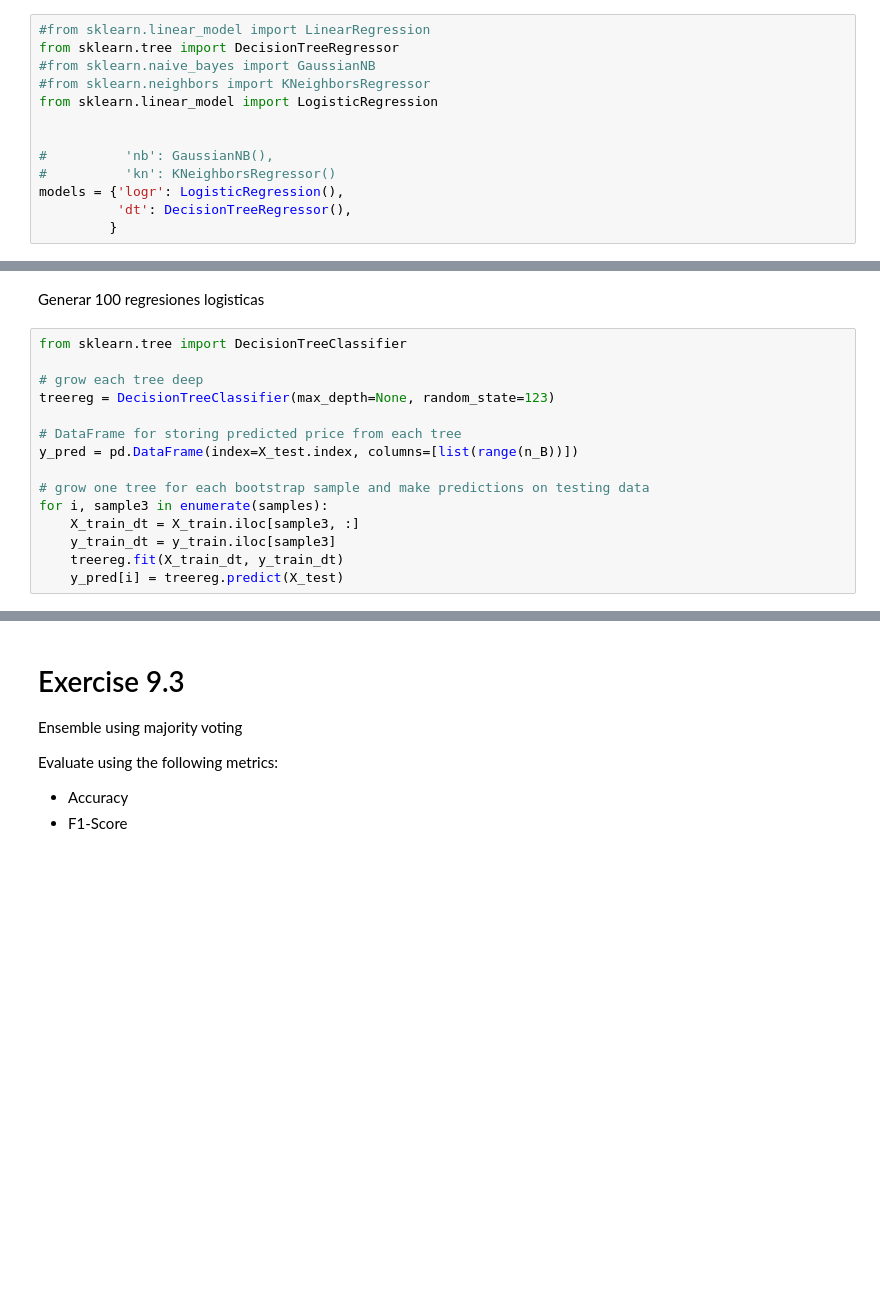
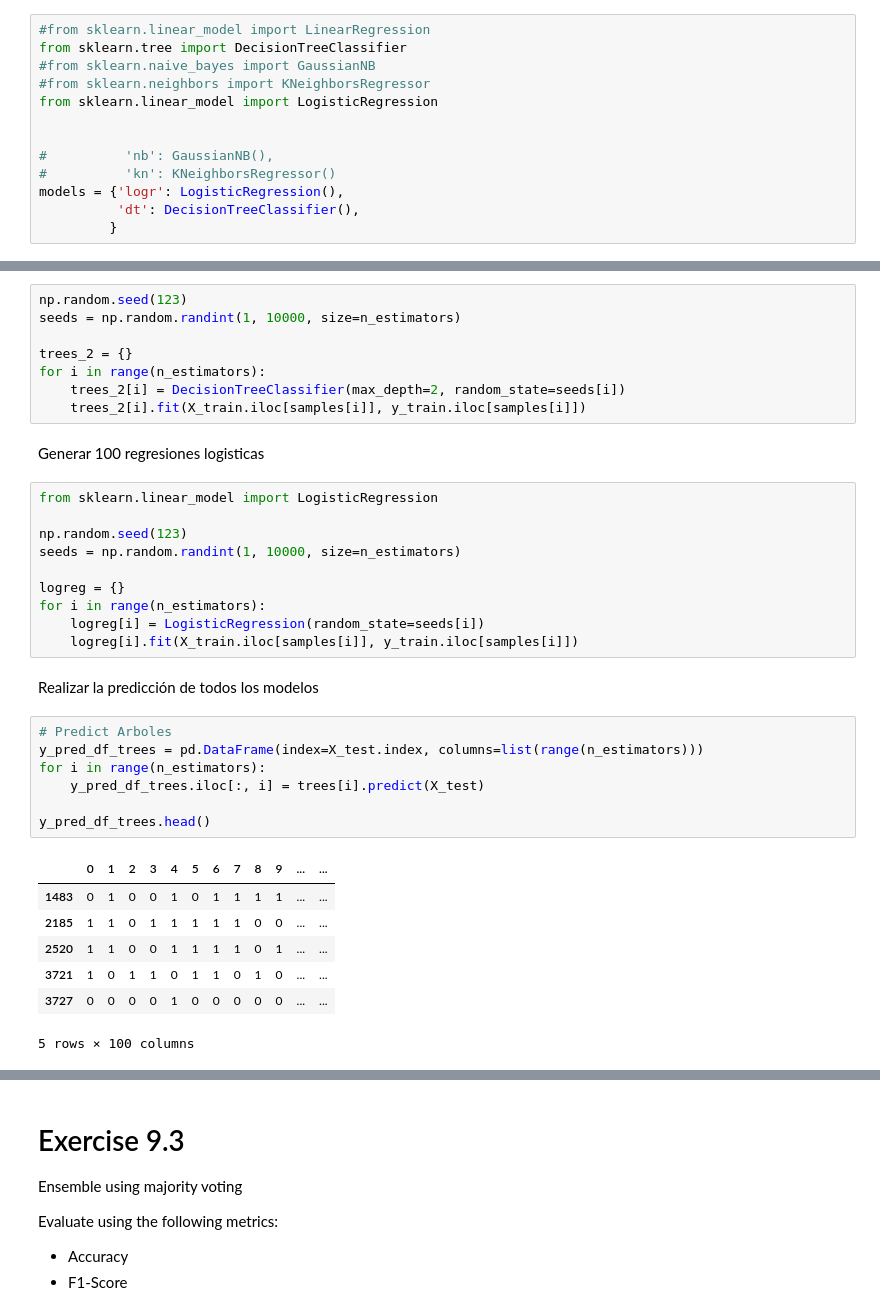
Before and after one commit to andresmarin94/Miner-a-de-datos, a Jupyter notebook: E9-Bagging.ipynb, the cells around one changed output, grey strips where cells are left out. Saved outputs shown, nothing was run; the diff lists cells and outputs as text; blank space fills up the shorter version.

```diff
--- a/E9-Bagging.ipynb
+++ b/E9-Bagging.ipynb
@@ -46,7 +46,7 @@ Evaluate using the following metrics:
 # Entrenar con train y validar con test
 # %%
 #from sklearn.linear_model import LinearRegression
-from sklearn.tree import DecisionTreeRegressor
+from sklearn.tree import DecisionTreeClassifier
 #from sklearn.naive_bayes import GaussianNB
 #from sklearn.neighbors import KNeighborsRegressor
 from sklearn.linear_model import LogisticRegression
@@ -55,7 +55,7 @@ from sklearn.linear_model import LogisticRegression
 #          'nb': GaussianNB(),
 #          'kn': KNeighborsRegressor()
 models = {'logr': LogisticRegression(),
-          'dt': DecisionTreeRegressor(),
+          'dt': DecisionTreeClassifier(),
          }
 # %%
 for model in models.keys():
@@ -170,17 +151,37 @@ for i, sample2 in enumerate(samples):
+# %%
+np.random.seed(123)
+seeds = np.random.randint(1, 10000, size=n_estimators)
+
+trees_2 = {}
+for i in range(n_estimators):
+    trees_2[i] = DecisionTreeClassifier(max_depth=2, random_state=seeds[i])
+    trees_2[i].fit(X_train.iloc[samples[i]], y_train.iloc[samples[i]])
 # %% [markdown]
 Generar 100 regresiones logisticas
-# %%
-from sklearn.tree import DecisionTreeClassifier
-
-# grow each tree deep
-treereg = DecisionTreeClassifier(max_depth=None, random_state=123)
-
-# DataFrame for storing predicted price from each tree
-y_pred = pd.DataFrame(index=X_test.index, columns=[list(range(n_B))])
-
-# grow one tree for each bootstrap sample and make predictions on testing data
-for i, sample3 in enumerate(samples):
-    X_train_dt = X_train.iloc[sample3, :]
-    y_train_dt = y_train.iloc[sample3]
-    treereg.fit(X_train_dt, y_train_dt)
-    y_pred[i] = treereg.predict(X_test)
+# %%
+from sklearn.linear_model import LogisticRegression
+
+np.random.seed(123)
+seeds = np.random.randint(1, 10000, size=n_estimators)
+
+logreg = {}
+for i in range(n_estimators):
+    logreg[i] = LogisticRegression(random_state=seeds[i])
+    logreg[i].fit(X_train.iloc[samples[i]], y_train.iloc[samples[i]])
+# %% [markdown]
+Realizar la predicción de todos los modelos
+# %%
+# Predict Arboles
+y_pred_df_trees = pd.DataFrame(index=X_test.index, columns=list(range(n_estimators)))
+for i in range(n_estimators):
+    y_pred_df_trees.iloc[:, i] = trees[i].predict(X_test)
+
+y_pred_df_trees.head()
+# %% [output]
+|  | 0 | 1 | 2 | 3 | 4 | 5 | 6 | 7 | 8 | 9 | ... | ... |
+| 1483 | 0 | 1 | 0 | 0 | 1 | 0 | 1 | 1 | 1 | 1 | ... | ... |
+| 2185 | 1 | 1 | 0 | 1 | 1 | 1 | 1 | 1 | 0 | 0 | ... | ... |
+| 2520 | 1 | 1 | 0 | 0 | 1 | 1 | 1 | 1 | 0 | 1 | ... | ... |
+| 3721 | 1 | 0 | 1 | 1 | 0 | 1 | 1 | 0 | 1 | 0 | ... | ... |
+| 3727 | 0 | 0 | 0 | 0 | 1 | 0 | 0 | 0 | 0 | 0 | ... | ... |
+5 rows × 100 columns
```
Also changed, not shown: parts of 12 cells of this notebook.
